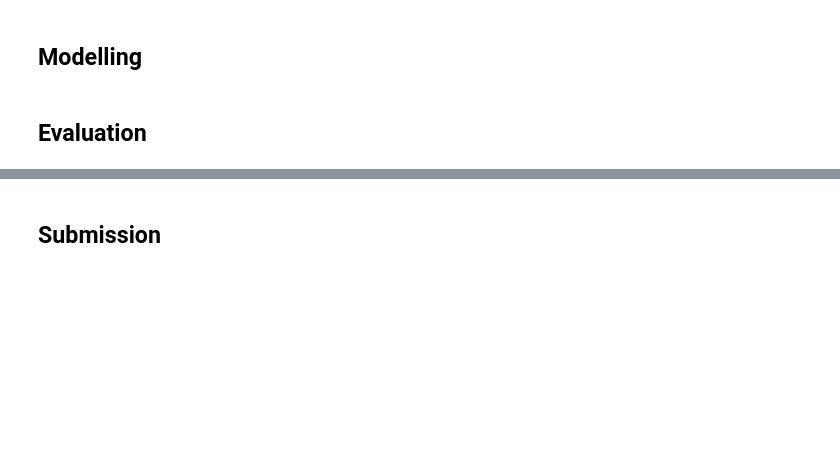
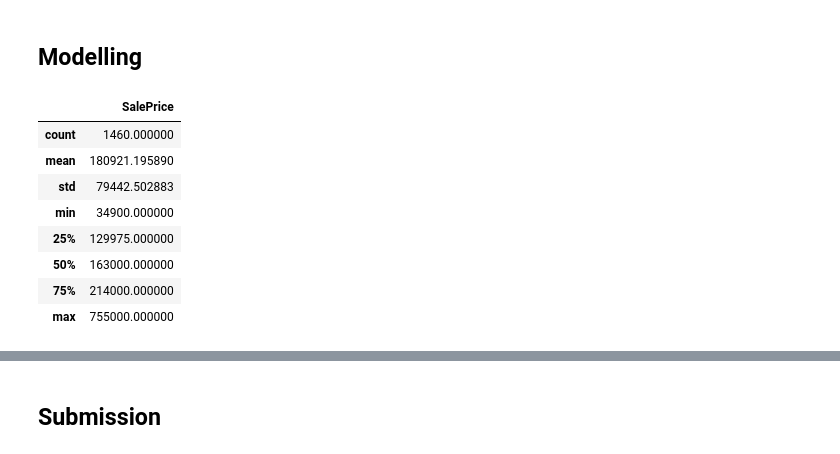
Before and after one commit to GabrielBifano/KaggleSubmissions, a Jupyter notebook: HousePricesIowa/eda.ipynb, the cells around one changed output, grey strips where cells are left out. Cells and saved outputs as stored; diff of their text form; code cells hidden in the pictures; blank space fills up the shorter version.

Commit message:
EDA incomplete. Must first make some categorical transformations. It is also necessary to re escale it in a reasonable matter, and induce some better arguments

```diff
--- a/HousePricesIowa/eda.ipynb
+++ b/HousePricesIowa/eda.ipynb
@@ -154,0 +307,6 @@ There are 43 categorical columns:
+# %%
+def fill_missing_values(df):
+    for col in df.columns:
+        if df[col].dtype in numerical_types:
+            df[col] = df[col].fillna(df[col].mean())
+    return df
@@ -155,4 +318,22 @@ There are 43 categorical columns:
+# %%
+numerical_types = ['int16', 'int32', 'int64', 'float16', 'float32', 'float64']
+def data_pipeline(data, l=l):
+
+    df = data.copy()
+    # Categorical columns
+
+    # Numerical columns
+    df = df.select_dtypes(include=numerical_types)
+    df = fill_LotFrontage(df, l)
+    df = fill_GarageYrBlt(df)
+    df = fill_missing_values(df)
+
+    df = drop_columns(df)
+    X, y = df.drop(columns=['SalePrice']), pd.DataFrame(df.loc[:, 'SalePrice'], columns=['SalePrice'])
+
+    tr = RobustScaler().fit(X)
+    X = pd.DataFrame(data=tr.transform(X), columns=df.columns[:-1])
+
+    return (X, y)
 # %% [markdown]
 ## Modelling
-# %% [markdown]
-## Evaluation
@@ -158,0 +362,12 @@ There are 43 categorical columns:
+# %%
+y.describe()
+# %% [output]
+|  | SalePrice |
+| count | 1460.000000 |
+| mean | 180921.195890 |
+| std | 79442.502883 |
+| min | 34900.000000 |
+| 25% | 129975.000000 |
+| 50% | 163000.000000 |
+| 75% | 214000.000000 |
+| max | 755000.000000 |
```
Also changed, not shown: parts of 21 cells of this notebook.
